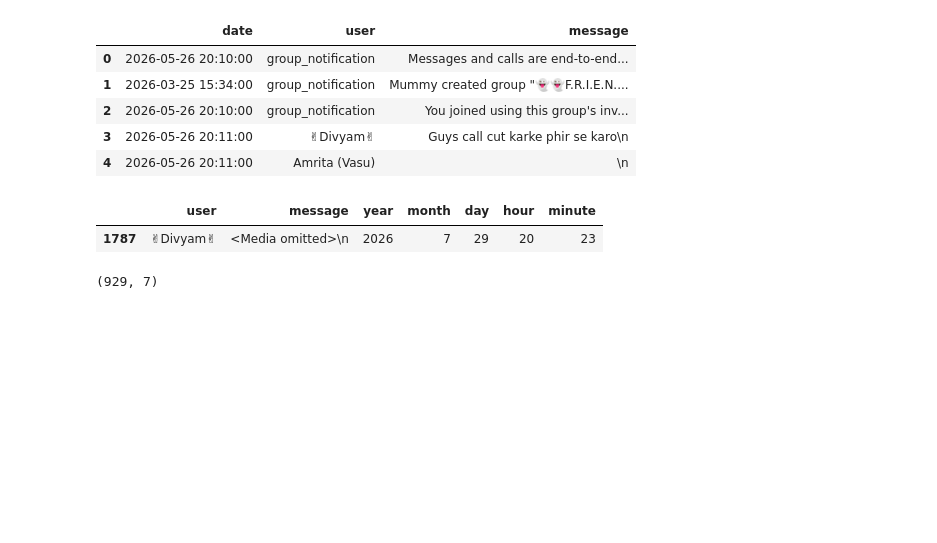
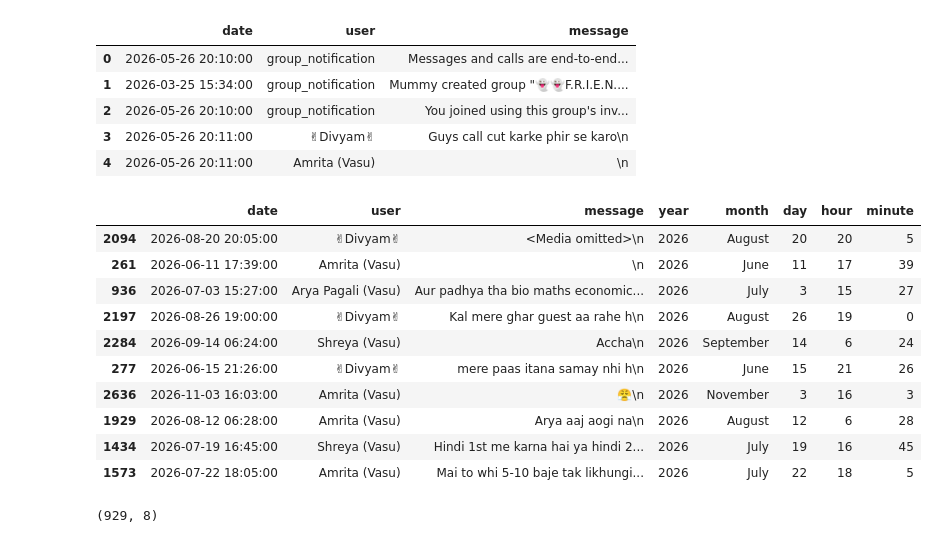
Before and after one commit to divyamtw/whatsapp-chat-analyzer, a Jupyter notebook: notebook/notebook.ipynb, the cells around one changed output. Drawn from its saved outputs; the diff is of its cells as text; code cells hidden in the pictures; blank space fills up the shorter version.

```diff
--- a/notebook/notebook.ipynb
+++ b/notebook/notebook.ipynb
@@ -82,16 +84,25 @@ df.head()
 # %%
 df["year"] = df["date"].dt.year
-df["month"] = df["date"].dt.month
+df["month"] = df["date"].dt.month_name()
 df["day"] = df["date"].dt.day
 df["hour"] = df["date"].dt.hour
 df["minute"] = df["date"].dt.minute
 
-df = df.drop(columns=["date"])
+# df = df.drop(columns=["date"])
 # %%
-df.sample()
+df.sample(10)
 # %% [output]
-|  | user | message | year | month | day | hour | minute |
-| 1787 | ✌Divyam✌ | <Media omitted>\n | 2026 | 7 | 29 | 20 | 23 |
+|  | date | user | message | year | month | day | hour | minute |
+| 2094 | 2026-08-20 20:05:00 | ✌Divyam✌ | <Media omitted>\n | 2026 | August | 20 | 20 | 5 |
+| 261 | 2026-06-11 17:39:00 | Amrita (Vasu) | \n | 2026 | June | 11 | 17 | 39 |
+| 936 | 2026-07-03 15:27:00 | Arya Pagali (Vasu) | Aur padhya tha bio maths economic... | 2026 | July | 3 | 15 | 27 |
+| 2197 | 2026-08-26 19:00:00 | ✌Divyam✌ | Kal mere ghar guest aa rahe h\n | 2026 | August | 26 | 19 | 0 |
+| 2284 | 2026-09-14 06:24:00 | Shreya (Vasu) | Accha\n | 2026 | September | 14 | 6 | 24 |
+| 277 | 2026-06-15 21:26:00 | ✌Divyam✌ | mere paas itana samay nhi h\n | 2026 | June | 15 | 21 | 26 |
+| 2636 | 2026-11-03 16:03:00 | Amrita (Vasu) | 😤\n | 2026 | November | 3 | 16 | 3 |
+| 1929 | 2026-08-12 06:28:00 | Amrita (Vasu) | Arya aaj aogi na\n | 2026 | August | 12 | 6 | 28 |
+| 1434 | 2026-07-19 16:45:00 | Shreya (Vasu) | Hindi 1st me karna hai ya hindi 2... | 2026 | July | 19 | 16 | 45 |
+| 1573 | 2026-07-22 18:05:00 | Amrita (Vasu) | Mai to whi 5-10 baje tak likhungi... | 2026 | July | 22 | 18 | 5 |
 # %%
 user_list = df["user"].unique().tolist()
 # %%
@@ -99,4 +110,4 @@ user_list.remove("group_notification")
 # %%
 df[df["user"] == "Amrita (Vasu)"].shape
 # %% [output]
-(929, 7)
+(929, 8)
```
Also changed, not shown: parts of 25 cells of this notebook, 4 other files.
